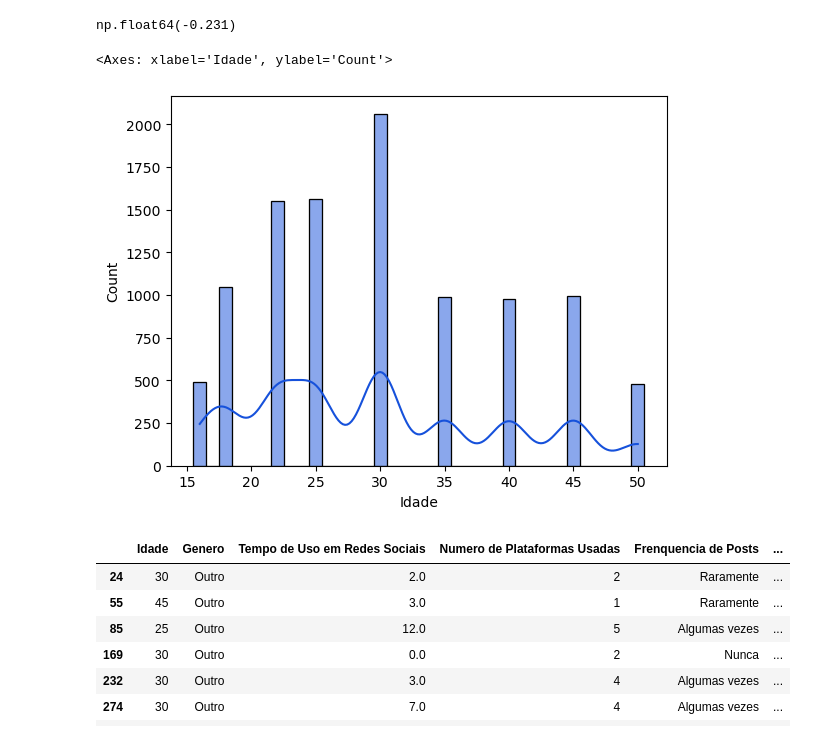
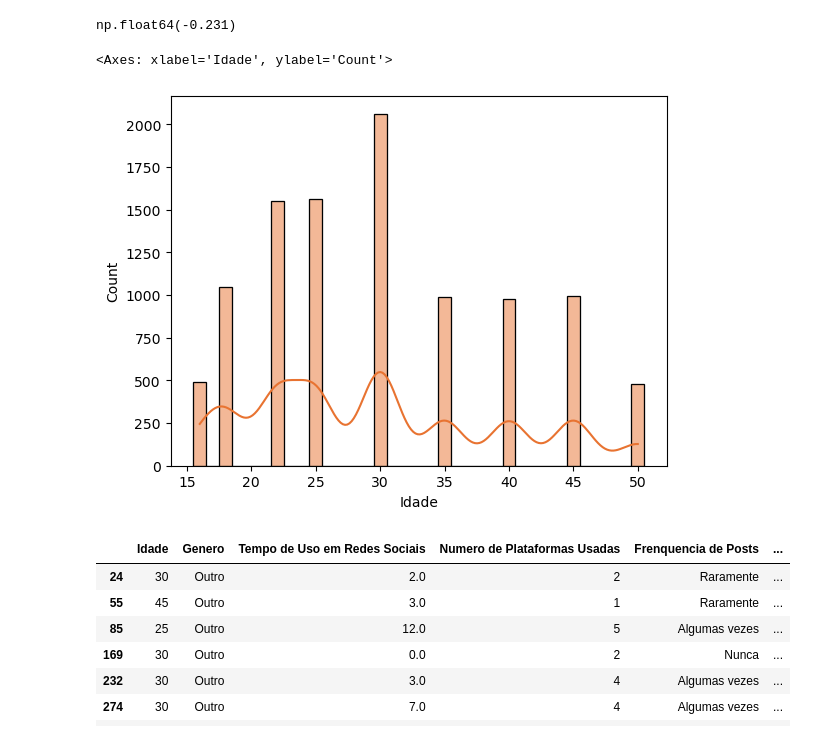
Before and after one commit to Diogonogueirasantos/Influencia-gerada-por-Redes-sociais, a Jupyter notebook: analise_exploratoria.ipynb, the cells around one changed output. Cells and saved outputs as stored; diff of their text form; code cells hidden in the pictures.

```diff
--- a/analise_exploratoria.ipynb
+++ b/analise_exploratoria.ipynb
@@ -200,10 +199,10 @@ Coeficiente_Bowley_masculino.round(3)
 # %% [output]
 np.float64(-0.231)
 # %%
-sns.histplot(df_M, x=df['Idade'], kde=True, discrete=True, color='#1651DB')
+sns.histplot(df_M, x=df['Idade'], kde=True, discrete=True, color='#e87331')
 # %% [output]
 <Axes: xlabel='Idade', ylabel='Count'>
-[figure, old version]
+[figure, new version]
 # %%
 df_O = df.loc[df['Genero'] == 'Outro']
 # %%
```
Also changed, not shown: parts of 4 cells of this notebook, 4 other files.
